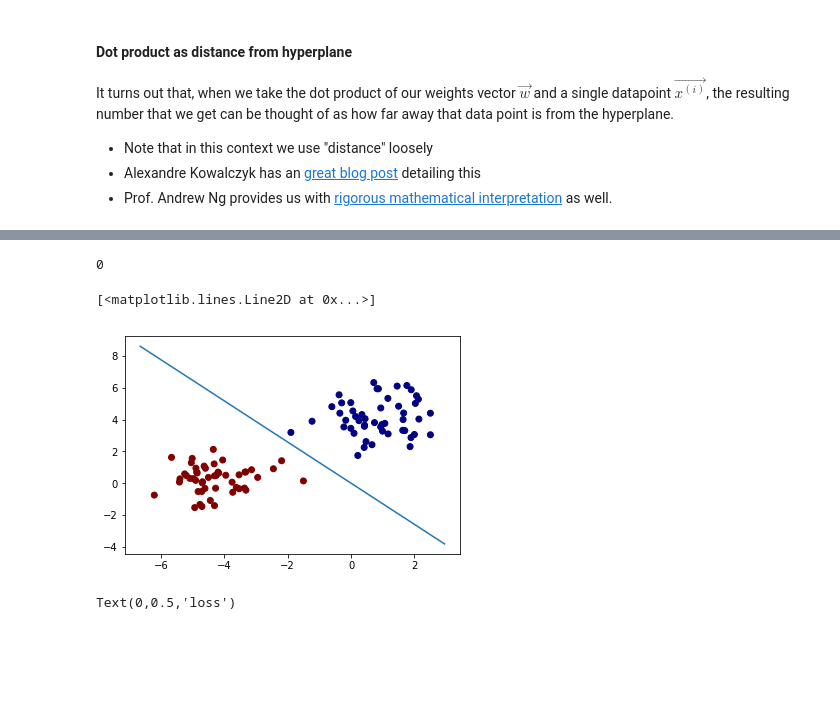
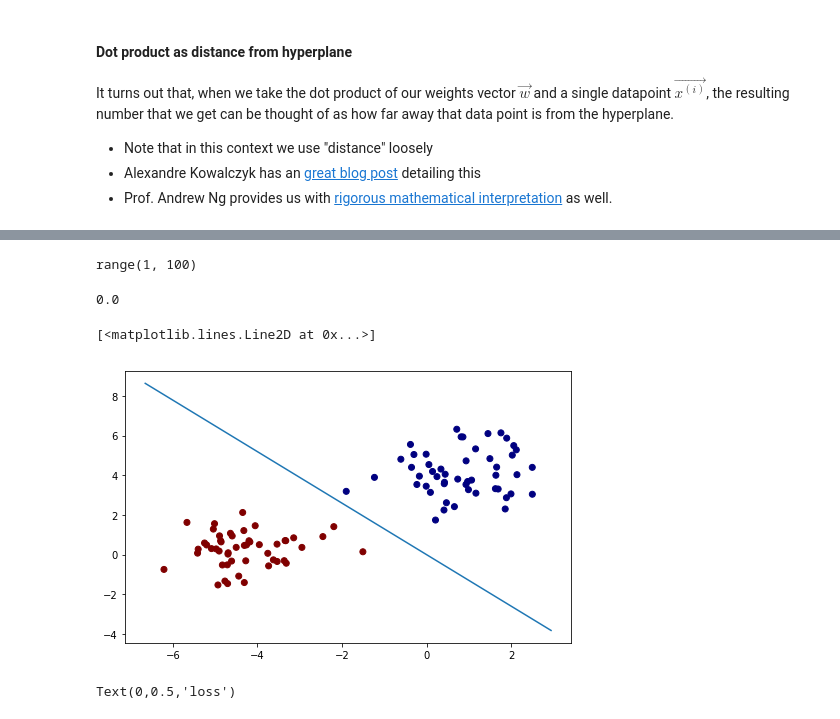
Before and after one commit to collinprather/Big-Data-Ignite-2018, a Jupyter notebook: Support_Vector_Machines/SVM_scratch.ipynb, the cells around one changed output, grey strips where cells are left out. Cells and saved outputs as stored; diff of their text form; code cells hidden in the pictures; blank space fills up the shorter version.

```diff
--- a/Support_Vector_Machines/SVM_scratch.ipynb
+++ b/Support_Vector_Machines/SVM_scratch.ipynb
@@ -152,6 +152,11 @@ def hinge_loss(X_i, y_i, weights):
     if loss < 0:
         loss = 0
     return loss
+# %%
+def hinge_loss(X_i, y_i, weights):
+    loss = 1 - y_i * np.dot(weights.T, X_i)
+    loss_array =  np.array([0,loss])
+    return np.amax(loss_array)
 # %%
 # quick test of hinge loss function
 # first run it with w = [2,-3,-2]
@@ -184,6 +226,6 @@ weights = np.zeros(len(X[0]))
 # %%
 learning_rate = 1
-num_iters = 1000
+num_iters = 100
 w = np.zeros(len(X[0]))
 # lambda = 1/iteration
 loss_hist = []
@@ -191,16 +233,18 @@ loss_hist = []
 def Stochastic_Gradient_Descent(X, y, learning_rate, num_iters):
     #X = add_intercept(X)
     weights = np.zeros(len(X[0]))
+    loss_hist = []
     for iteration in range(1, num_iters):
         for row in range(len(X)):
             loss = hinge_loss(X[row], y[row], weights)
+            loss_hist.append(loss)
             if loss == 0:
                 weights = weights - learning_rate * ((2  * (1/iteration) * weights))
             else:
                 weights = weights - learning_rate * ((-y[row] * X[row]) + (2  * (1/iteration) * weights))
-    return weights
+    return weights, loss_hist
 # %%
-weights = Stochastic_Gradient_Descent(X = X, y=y, learning_rate=1, num_iters = 1000)
+weights, loss_hist = Stochastic_Gradient_Descent(X = X, y=y, learning_rate=1, num_iters = 500)
 # %%
 weights
 # %% [output]
@@ -208,3 +263,7 @@ array([  2.12889977e-03,  -3.55624119e+00,  -2.75181965e+00])
+# %%
+range(1, num_iters)
+# %% [output]
+range(1, 100)
 # %%
 loss = []
 for i in range(len(X)):
@@ -212,18 +271,19 @@ for i in range(len(X)):
 total_loss = np.sum(loss)
 total_loss
 # %% [output]
-0
+0.0
 # %%
 # it works, we've found the perfectly separating hyperplane!
+plt.figure(figsize = (8,5))
 plt.scatter(X[:,1], X[:,2], c=y, cmap = 'jet')
 ax = plt.gca()
 xlim = ax.get_xlim()
 ylim = ax.get_ylim()
 xx = np.linspace(xlim[0], xlim[1], 100)
 plt.plot(xx, (-weights[1]/weights[2]) * xx - (weights[0]/weights[2]))
 # %% [output]
 [<matplotlib.lines.Line2D at 0x...>]
-[figure, old version]
+[figure, new version]
 # %%
 plt.plot(range(len(loss_hist)), loss_hist)
 plt.xlabel('iterations')
```
Also changed, not shown: parts of 7 cells of this notebook, 8 other files.
